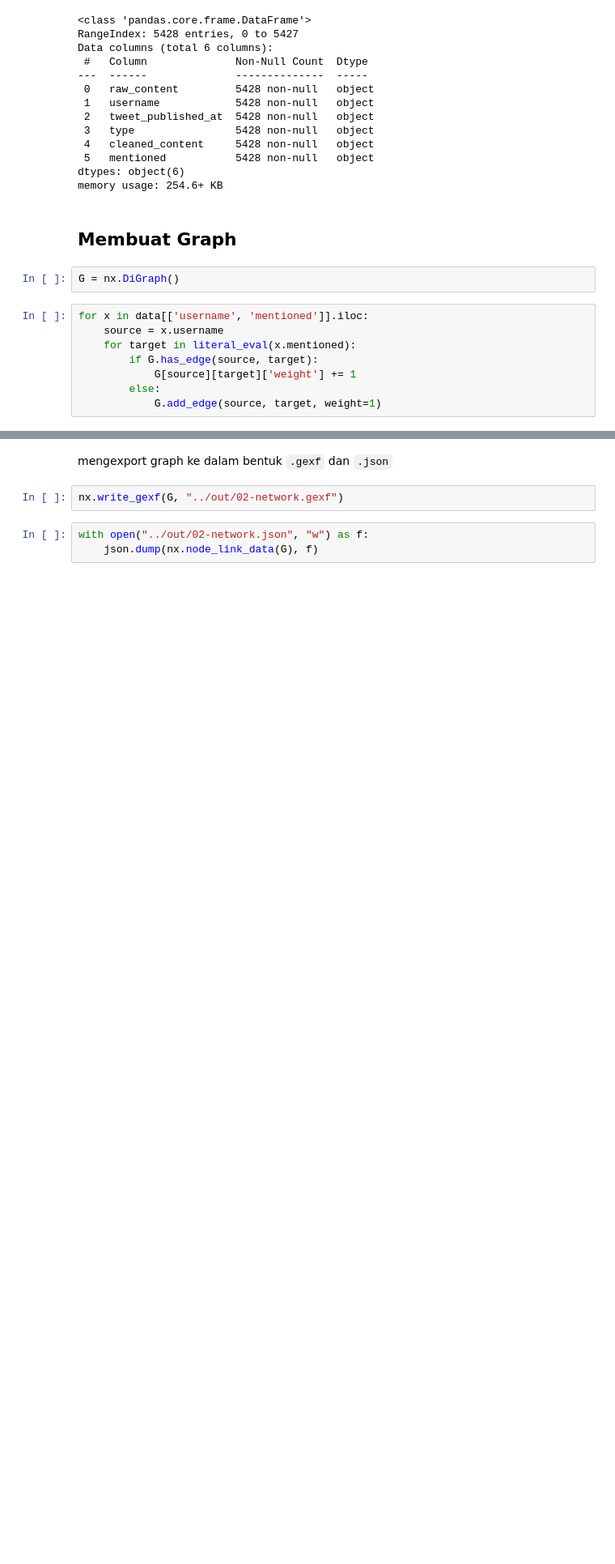
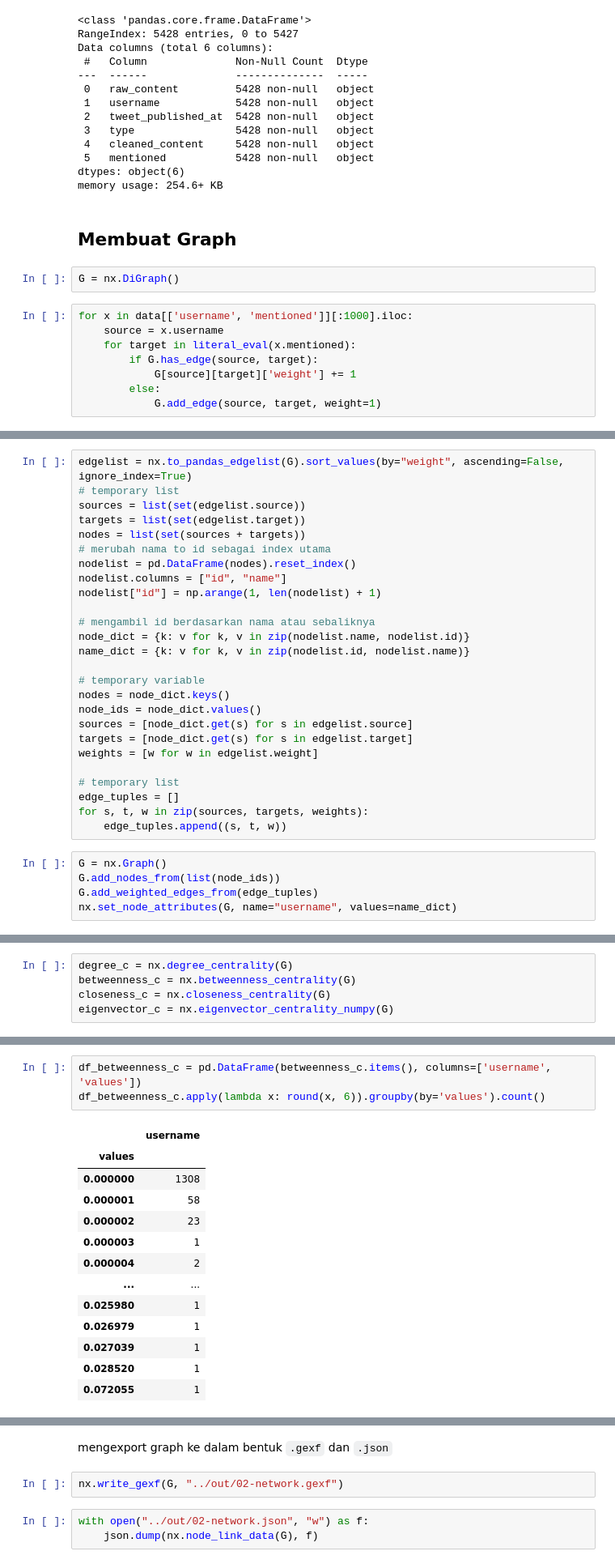
Before and after one commit to imniwa/univ-tugas-akhir, a Jupyter notebook: notebooks/02-modeling.ipynb, the cells around one changed output, grey strips where cells are left out. Shown at 81% size. Drawn from its saved outputs; the diff is of its cells as text; blank space fills up the shorter version.

```diff
--- a/notebooks/02-modeling.ipynb
+++ b/notebooks/02-modeling.ipynb
@@ -57,7 +58,7 @@ memory usage: 254.6+ KB
 # %%
 G = nx.DiGraph()
 # %%
-for x in data[['username', 'mentioned']].iloc:
+for x in data[['username', 'mentioned']][:1000].iloc:
     source = x.username
     for target in literal_eval(x.mentioned):
         if G.has_edge(source, target):
@@ -66,0 +74,31 @@ for x in data[['username', 'mentioned']].iloc:
+# %%
+edgelist = nx.to_pandas_edgelist(G).sort_values(by="weight", ascending=False, ignore_index=True)
+# temporary list
+sources = list(set(edgelist.source))
+targets = list(set(edgelist.target))
+nodes = list(set(sources + targets))
+# merubah nama to id sebagai index utama
+nodelist = pd.DataFrame(nodes).reset_index()
+nodelist.columns = ["id", "name"]
+nodelist["id"] = np.arange(1, len(nodelist) + 1)
+
+# mengambil id berdasarkan nama atau sebaliknya
+node_dict = {k: v for k, v in zip(nodelist.name, nodelist.id)}
+name_dict = {k: v for k, v in zip(nodelist.id, nodelist.name)}
+
+# temporary variable
+nodes = node_dict.keys()
+node_ids = node_dict.values()
+sources = [node_dict.get(s) for s in edgelist.source]
+targets = [node_dict.get(s) for s in edgelist.target]
+weights = [w for w in edgelist.weight]
+
+# temporary list
+edge_tuples = []
+for s, t, w in zip(sources, targets, weights):
+    edge_tuples.append((s, t, w))
+# %%
+G = nx.Graph()
+G.add_nodes_from(list(node_ids))
+G.add_weighted_edges_from(edge_tuples)
+nx.set_node_attributes(G, name="username", values=name_dict)
@@ -66,0 +107,5 @@ for x in data[['username', 'mentioned']].iloc:
+# %%
+degree_c = nx.degree_centrality(G)
+betweenness_c = nx.betweenness_centrality(G)
+closeness_c = nx.closeness_centrality(G)
+eigenvector_c = nx.eigenvector_centrality_numpy(G)
@@ -66,0 +131,17 @@ for x in data[['username', 'mentioned']].iloc:
+# %%
+df_betweenness_c = pd.DataFrame(betweenness_c.items(), columns=['username', 'values'])
+df_betweenness_c.apply(lambda x: round(x, 6)).groupby(by='values').count()
+# %% [output]
+|  | username |
+| values |  |
+| 0.000000 | 1308 |
+| 0.000001 | 58 |
+| 0.000002 | 23 |
+| 0.000003 | 1 |
+| 0.000004 | 2 |
+| ... | ... |
+| 0.025980 | 1 |
+| 0.026979 | 1 |
+| 0.027039 | 1 |
+| 0.028520 | 1 |
+| 0.072055 | 1 |
```
Also changed, not shown: parts of 15 cells of this notebook, 7 other files.
